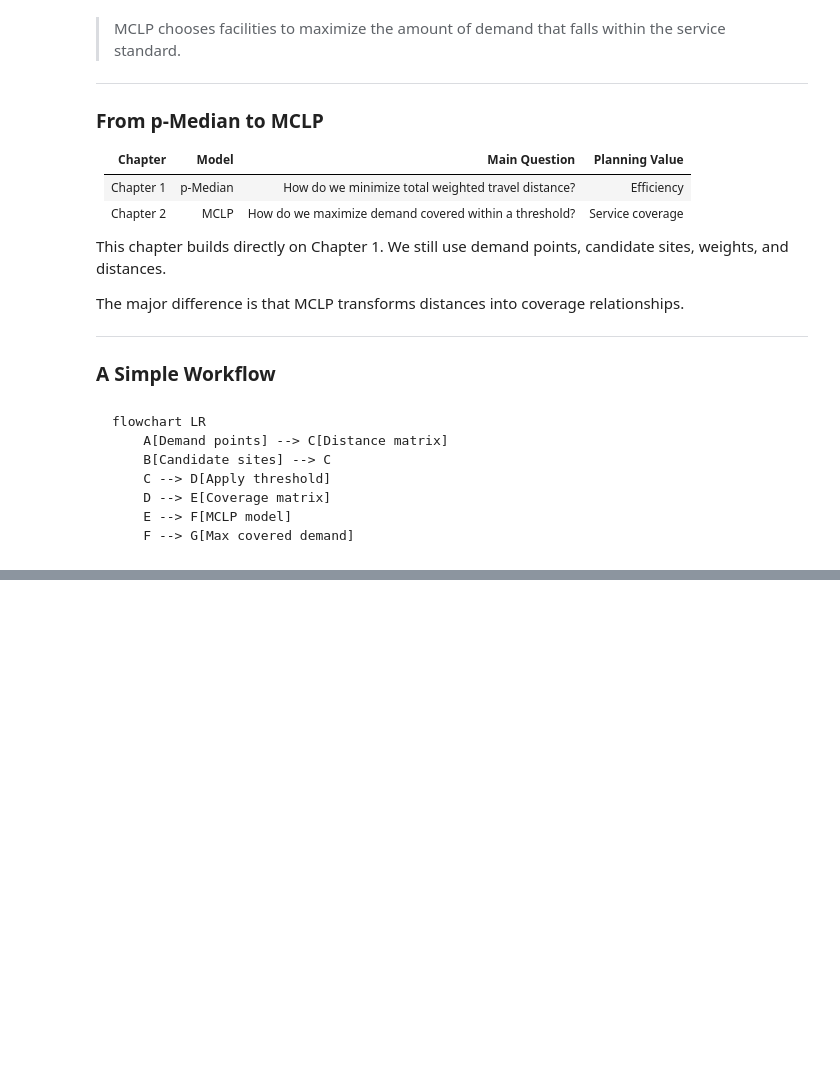
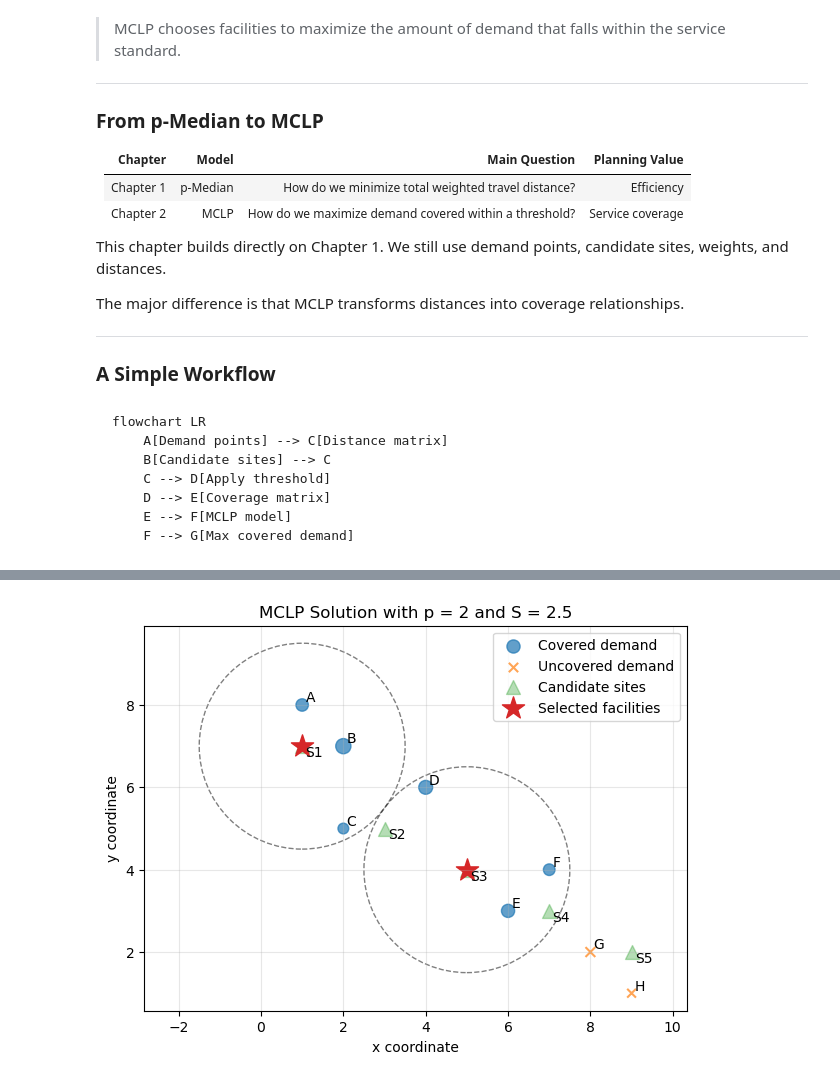
Before and after one commit to gisyaliny/math, a Jupyter notebook: _sources/docs/Spatial-Optimization/mclp.ipynb, the cells around one changed output, grey strips where cells are left out. Cells and saved outputs as stored; diff of their text form; code cells hidden in the pictures; blank space fills up the shorter version.

```diff
--- a/_sources/docs/Spatial-Optimization/mclp.ipynb
+++ b/_sources/docs/Spatial-Optimization/mclp.ipynb
@@ -99,0 +744,18 @@ flowchart LR
+# %%
+def evaluate_mclp_solution(selected_sites, coverage_matrix, weights):
+    """
+    Compute total covered demand for a selected set of candidate sites.
+
+    selected_sites: tuple of candidate site indices
+    coverage_matrix: binary array with shape
+                     (number of demand points, number of candidate sites)
+    weights: array of demand weights
+    """
+    selected_coverage = coverage_matrix[:, selected_sites]
+
+    # A demand point is covered if at least one selected site covers it
+    is_covered = selected_coverage.max(axis=1)
+
+    total_covered_weight = np.sum(weights * is_covered)
+
+    return total_covered_weight, is_covered
@@ -99,0 +863,80 @@ flowchart LR
+# %%
+def plot_mclp_solution(demand_df, candidate_df, result, threshold, title):
+    selected_indices = list(result["selected_sites"])
+    covered_status = result["covered_status"].astype(bool)
+
+    plt.figure(figsize=(7, 5))
+
+    # Covered and uncovered demand points
+    covered = demand_df[covered_status]
+    uncovered = demand_df[~covered_status]
+
+    plt.scatter(
+        covered["x"], covered["y"],
+        s=covered["weight"],
+        alpha=0.7,
+        label="Covered demand"
+    )
+
+    plt.scatter(
+        uncovered["x"], uncovered["y"],
+        s=uncovered["weight"],
+        alpha=0.7,
+        marker="x",
+        label="Uncovered demand"
+    )
+
+    # All candidate sites
+    plt.scatter(
+        candidate_df["x"], candidate_df["y"],
+        marker="^",
+        s=100,
+        alpha=0.35,
+        label="Candidate sites"
+    )
+
+    # Selected sites
+    selected = candidate_df.iloc[selected_indices]
+    plt.scatter(
+        selected["x"], selected["y"],
+        marker="*",
+        s=280,
+        label="Selected facilities"
+    )
+
+    # Draw coverage circles
+    ax = plt.gca()
+    for _, row in selected.iterrows():
+        circle = plt.Circle(
+            (row["x"], row["y"]),
+            threshold,
+            fill=False,
+            linestyle="--",
+            alpha=0.5
+        )
+        ax.add_patch(circle)
+
+    # Labels
+    for _, row in demand_df.iterrows():
+        plt.text(row["x"] + 0.08, row["y"] + 0.08, row["name"])
+
+    for _, row in candidate_df.iterrows():
+        plt.text(row["x"] + 0.08, row["y"] - 0.25, row["site"])
+
+    plt.title(title)
+    plt.xlabel("x coordinate")
+    plt.ylabel("y coordinate")
+    plt.axis("equal")
+    plt.legend()
+    plt.grid(True, alpha=0.3)
+    plt.show()
+
+plot_mclp_solution(
+    demand,
+    candidates,
+    result_mclp,
+    threshold=S,
+    title=f"MCLP Solution with p = 2 and S = {S}"
+)
+# %% [output]
+[figure, added]
```
Also changed, not shown: parts of 35 cells of this notebook, 36 other files.
